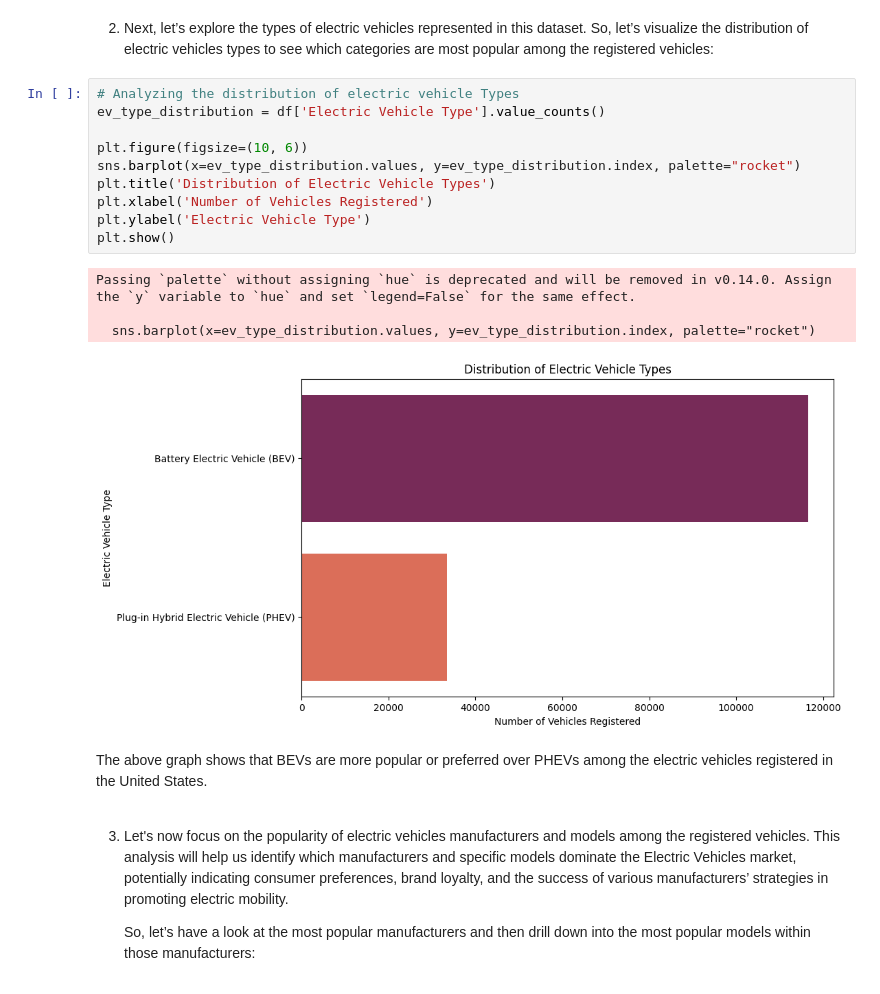
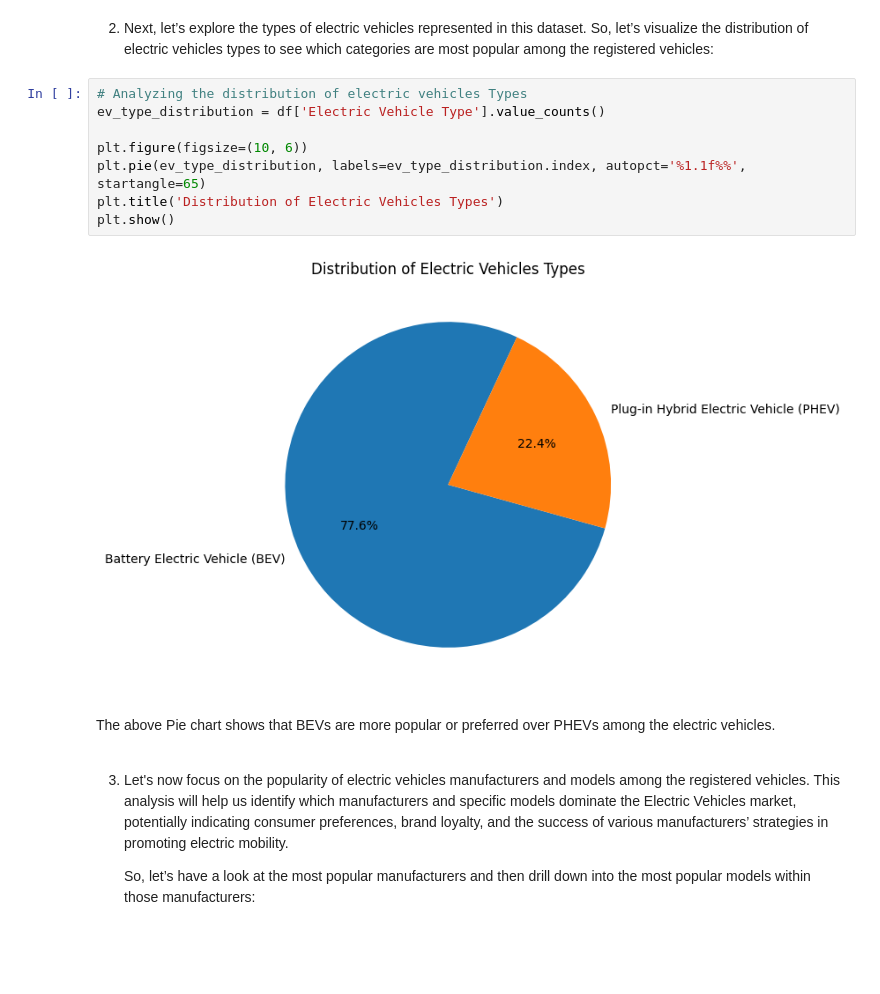
Before and after one commit to govinda161/Project-, a Jupyter notebook: ElectricVehiclesAnalysis.ipynb, the cells around one changed output. Drawn from its saved outputs; the diff is of its cells as text; blank space fills up the shorter version.

```diff
--- a/ElectricVehiclesAnalysis.ipynb
+++ b/ElectricVehiclesAnalysis.ipynb
@@ -165,23 +165,18 @@ Passing `palette` without assigning `hue` is deprecated and will be removed in v
 From the above bar chart, it’s clear that Electric Vehicles adoption has been increasing over time, especially noting a significant upward trend starting around 2016. The number of vehicles registered grows modestly up until that point and then begins to rise more rapidly from 2017 onwards. The year 2023 shows a particularly sharp increase in the number of registered Electric Vehicles, with the bar for 2023 being the highest on the graph, indicating a peak in Electric Vehicles adoption
 # %% [markdown]
 2. Next, let’s explore the types of electric vehicles represented in this dataset. So, let’s visualize the distribution of electric vehicles types to see which categories are most popular among the registered vehicles:
-# %%
-# Analyzing the distribution of electric vehicle Types
-ev_type_distribution = df['Electric Vehicle Type'].value_counts()
-
-plt.figure(figsize=(10, 6))
-sns.barplot(x=ev_type_distribution.values, y=ev_type_distribution.index, palette="rocket")
-plt.title('Distribution of Electric Vehicle Types')
-plt.xlabel('Number of Vehicles Registered')
-plt.ylabel('Electric Vehicle Type')
-plt.show()
-# %% [output]
-Passing `palette` without assigning `hue` is deprecated and will be removed in v0.14.0. Assign the `y` variable to `hue` and set `legend=False` for the same effect.
-
-  sns.barplot(x=ev_type_distribution.values, y=ev_type_distribution.index, palette="rocket")
-[figure, removed]
+# %%
+# Analyzing the distribution of electric vehicles Types
+ev_type_distribution = df['Electric Vehicle Type'].value_counts()
+
+plt.figure(figsize=(10, 6))
+plt.pie(ev_type_distribution, labels=ev_type_distribution.index, autopct='%1.1f%%', startangle=65)
+plt.title('Distribution of Electric Vehicles Types')
+plt.show()
+# %% [output]
+[figure, added]
 # %% [markdown]
-The above graph shows that BEVs are more popular or preferred over PHEVs among the electric vehicles registered in the United States.
+The above Pie chart shows that BEVs are more popular or preferred over PHEVs among the electric vehicles.
 # %% [markdown]
 3. Let's now focus on the popularity of electric vehicles manufacturers and models among the registered vehicles. This analysis will help us identify which manufacturers and specific models dominate the Electric Vehicles market, potentially indicating consumer preferences, brand loyalty, and the success of various manufacturers’ strategies in promoting electric mobility.
 
```
